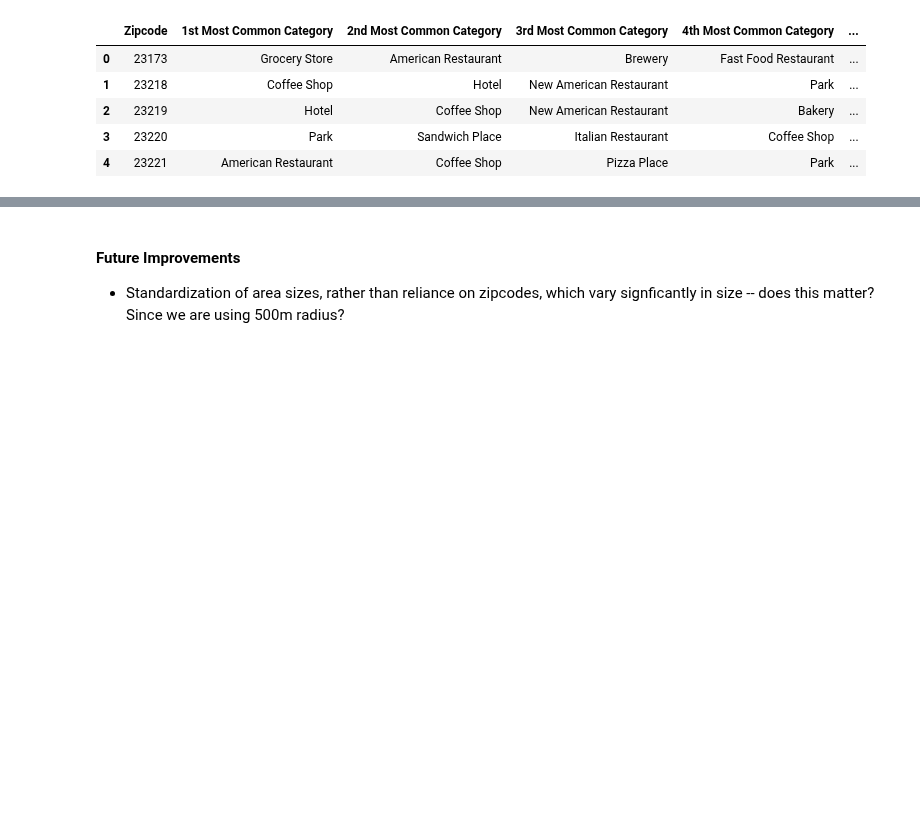
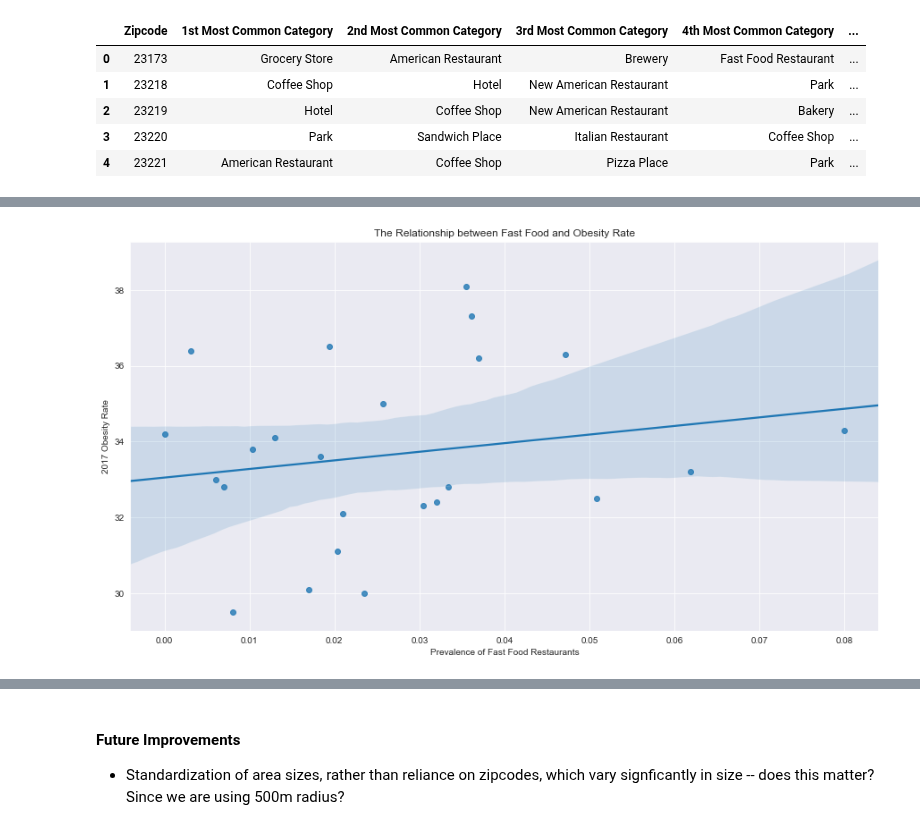
Before and after one commit to amypeniston/data-science-capstone-project, a Jupyter notebook: Week_5_Capstone_Project.ipynb, the cells around one changed output, grey strips where cells are left out. Cells and saved outputs as stored; diff of their text form; code cells hidden in the pictures; blank space fills up the shorter version.

Commit message:
Created visualizations, investigated rate limiting (Foursquare cap: 950/day)

```diff
--- a/Week_5_Capstone_Project.ipynb
+++ b/Week_5_Capstone_Project.ipynb
@@ -777,0 +911,10 @@ top_categories_by_city.head()
+# %%
+cols = ["State", "Capital City", "Gym", "Gym / Fitness Center", "Fast Food Restaurant"]
+
+correlation_df = nearby_venues_grouped_by_city[cols]
+correlation_df = correlation_df.merge(obesity_rates_2017[["State", "2017 Obesity Rate", "State Rank"]], how="inner", on="State")
+correlation_df = correlation_df[list(correlation_df.columns[0:2]) + list(correlation_df.columns[-2:]) + list(correlation_df.columns[2:-2])]
+correlation_df["Gym + Fitness"] = correlation_df["Gym"] + correlation_df["Gym / Fitness Center"]
+correlation_df = correlation_df.drop(columns=["Gym", "Gym / Fitness Center"])
+
+correlation_df.head()
@@ -777,0 +939,10 @@ top_categories_by_city.head()
+# %%
+fig = plt.figure(figsize=(15,8))
+
+sns.regplot(x="Fast Food Restaurant", y="2017 Obesity Rate", data=correlation_df)
+plt.title("The Relationship between Fast Food and Obesity Rate")
+plt.xlabel("Prevalence of Fast Food Restaurants")
+plt.ylabel("2017 Obesity Rate")
+plt.show()
+# %% [output]
+[figure, added]
```
Also changed, not shown: parts of 43 cells of this notebook.
